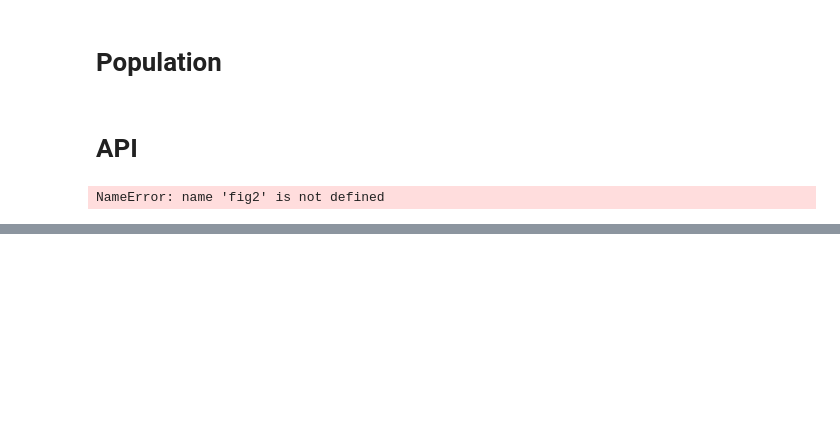
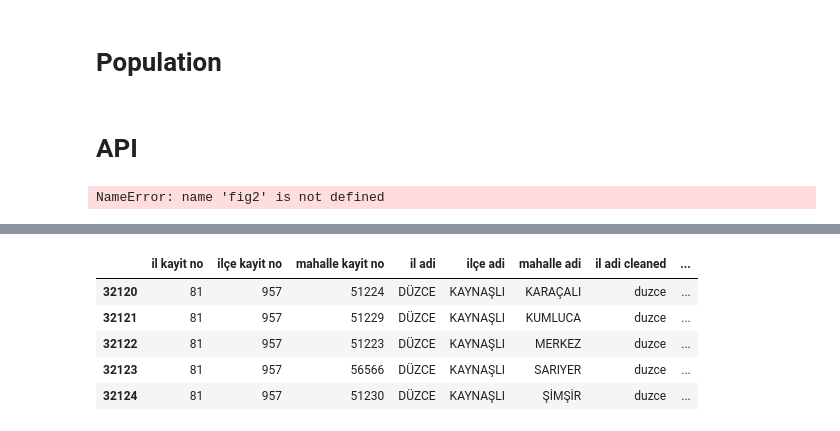
Before and after one commit to Zakerous76/analythings-viz-2-fastAPI-integration, a Jupyter notebook: plotly-py-viz-fastapi/developement.ipynb, the cells around one changed output, grey strips where cells are left out. Cells and saved outputs as stored; diff of their text form; code cells hidden in the pictures; blank space fills up the shorter version.

```diff
--- a/plotly-py-viz-fastapi/developement.ipynb
+++ b/plotly-py-viz-fastapi/developement.ipynb
@@ -1029,0 +1027,11 @@ df.head()
+# %%
+reference_data = json.loads(json_data)
+for city in reference_data:
+    city["name"] = replace_turkish_chars(city["name"])
+    for town in city["towns"]:
+        town["name"] = replace_turkish_chars(town["name"])
+
+        for quarter in town["quarters"]:
+            quarter["name"] = replace_turkish_chars(quarter["name"])
+            if ("mh" in quarter["name"]) or ("mah" in quarter["name"]) or ("mahalle" in quarter["name"]) or ("bld" in quarter["name"]):
+                quarter["name"] = " ".join(quarter["name"].split()[:-1])
@@ -1029,0 +1067,9 @@ df.head()
+# %%
+df.tail()
+# %% [output]
+|  | il kayit no | ilçe kayit no | mahalle kayit no | il adi | ilçe adi | mahalle adi | il adi cleaned | ... |
+| 32120 | 81 | 957 | 51224 | DÜZCE | KAYNAŞLI | KARAÇALI | duzce | ... |
+| 32121 | 81 | 957 | 51229 | DÜZCE | KAYNAŞLI | KUMLUCA | duzce | ... |
+| 32122 | 81 | 957 | 51223 | DÜZCE | KAYNAŞLI | MERKEZ | duzce | ... |
+| 32123 | 81 | 957 | 56566 | DÜZCE | KAYNAŞLI | SARIYER | duzce | ... |
+| 32124 | 81 | 957 | 51230 | DÜZCE | KAYNAŞLI | ŞİMŞİR | duzce | ... |
```
Also changed, not shown: parts of 19 cells of this notebook, 6 other files.
